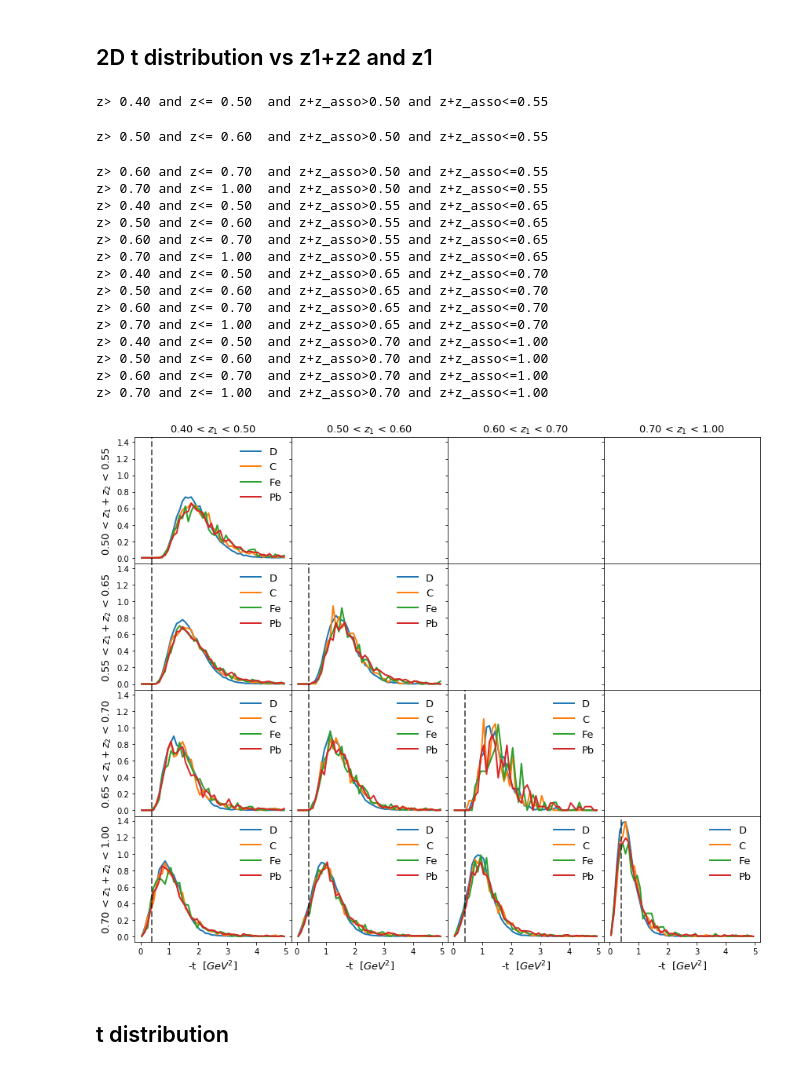
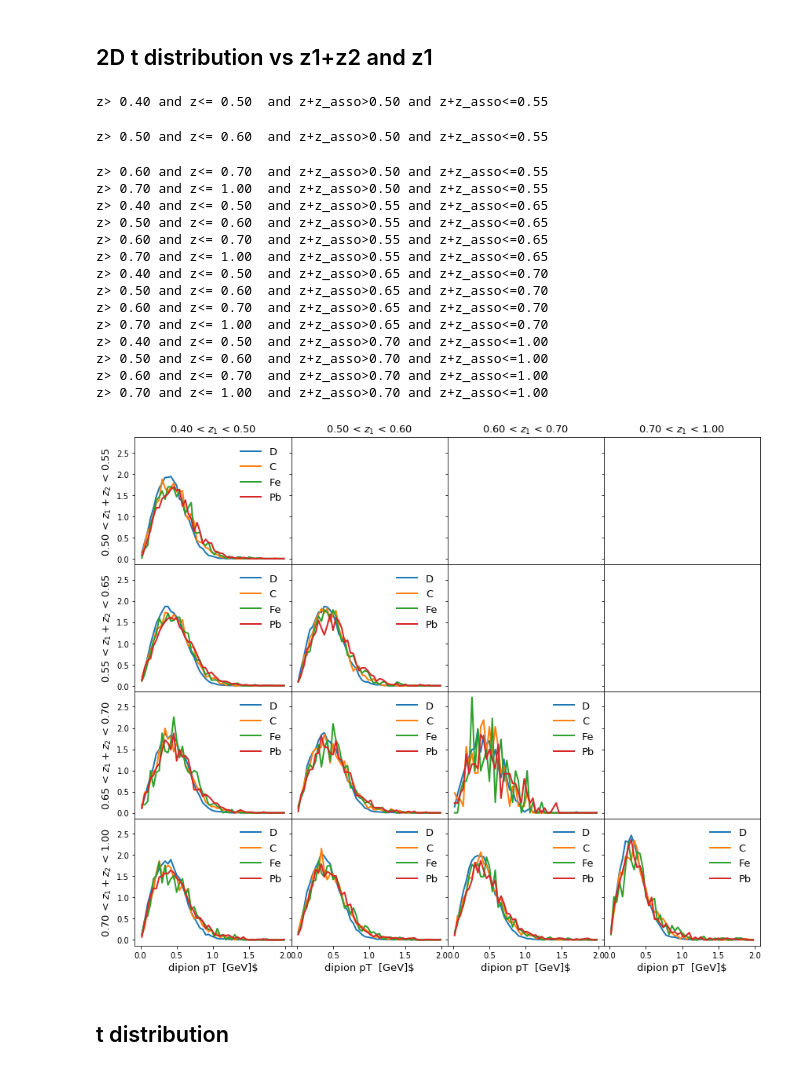
Before and after one commit to miguelignacio/eg2dihadron, a Jupyter notebook: EG2_2picorrelations.ipynb, the cells around one changed output. Drawn from its saved outputs; the diff is of its cells as text; code cells hidden in the pictures.

```diff
--- a/EG2_2picorrelations.ipynb
+++ b/EG2_2picorrelations.ipynb
@@ -128,6 +132,22 @@ def getRatio(df_A,df_D,df_trigger_A,df_trigger_D, query=''):
     error_conditional = np.multiply(ratio_conditional, np.sqrt(np.power(err_A,2.0) + np.power(err_D,2.0)))
 
     return ratio_conditional,error_conditional,x_conditional
+# %%
+def applyCut(inputDataframe, cut, text=None):
+    nbeforecut = inputDataframe.shape[0]
+    cutDataframe = inputDataframe.query(cut)
+    if text:
+        print text, cutDataframe.shape[0], ' (%2.2f '%(100.0*cutDataframe.shape[0]/nbeforecut), '%)'
+    return cutDataframe
+def applyCuts(fullDataframe,name='default',isMC=False):
+    dataframe = fullDataframe
+    print 'Entries before cut ', dataframe.shape[0]
+    dataframe.eval('inelasticity = Nu/5.014', inplace=True)
+    dataframe = applyCut(dataframe, 'Q2>1.0', 'Q2>1.0 :')
+    #dataframe = applyCut(dataframe, 'W>2.0', 'W>2.0 :')
+    dataframe = applyCut(dataframe, 'z>0.4', 'z>0.4 :')
+    dataframe = applyCut(dataframe, 'inelasticity<0.85','inelasticity < 0.85')
+    return dataframe
 # %% [markdown]
 ## Get data from Ntuples to dataframes
 # %%
@@ -158,0 +181,4 @@ df['D_trigger'] = pd.concat([df['D_Pb_trigger'],df['D_Fe_trigger'],df['D_C_trigg
+# %%
+for key in df.keys():
+    print key
+    df[key] = applyCuts(df[key])
@@ -375,15 +495,15 @@ z> 0.50 and z<= 1.00  and z_asso>0.35 and z_asso<=0.50
 # %% [markdown]
 ## vs Xf
 # %%
-fig, axs = plt.subplots(1, 4,sharex=True,sharey=True, figsize=(14,5), gridspec_kw={'wspace':0})
-asso_Edges = [-1.0,-0.5,-0.3,0.0,0.2]
+fig, axs = plt.subplots(1, 5,sharex=True,sharey=True, figsize=(14,5), gridspec_kw={'wspace':0})
+asso_Edges = [-0.5,0.5,1.0,1.5,2.0,2.5]
 #asso_Edges =np.logspace(np.log10(0.05), np.log10(0.5),5)
 
 asso_bins = [(x, y) for (x, y) in zip(asso_Edges[:-1], asso_Edges[1:])]
 
 for j, asso_bin in enumerate(asso_bins):
     query_trigger = 'z> %2.2f and z<= %2.2f '%(0.4,1.0)
-    query_asso = 'xf_asso>%2.2f and xf_asso<=%2.2f'%(asso_bin[0],asso_bin[1])
+    query_asso = 'dy>%2.2f and dy<=%2.2f'%(asso_bin[0],asso_bin[1])
     query_total = query_trigger + ' and '+ query_asso
     print query_total
 
@@ -525,7 +640,7 @@ asso_bins = [(x, y) for (x, y) in zip(asso_Edges[:-1], asso_Edges[1:])]
 
 for j, asso_bin in enumerate(asso_bins):
     query_trigger = 'z> %2.2f and z<= %2.2f '%(0.5,1.0)
-    query_asso = 'xf_asso>%2.2f and xf_asso<=%2.2f'%(asso_bin[0],asso_bin[1])
+    query_asso = 'xf_asso>%2.2f and xf_asso<=%2.2f and z+z_asso<0.7'%(asso_bin[0],asso_bin[1])
     query_total = query_trigger + ' and '+ query_asso
     print query_total
 
@@ -1037,39 +1132,39 @@ for j, asso_bin in enumerate(asso_bins):
         minimum_numberofpairs = np.min([corr_D.numberofpairs,corr_C.numberofpairs, corr_Fe.numberofpairs, corr_Pb.numberofpairs])
 
 
         if( minimum_numberofpairs>20):
-            axs[j,i].plot(corr_D.t_x,corr_D.t,label='D')
-            axs[j,i].plot(corr_C.t_x,corr_C.t,label='C')
-            axs[j,i].plot(corr_Fe.t_x,corr_Fe.t,label='Fe')
-            axs[j,i].plot(corr_Pb.t_x,corr_Pb.t,label='Pb')
+            axs[j,i].plot(corr_D.dipion_pt_x,corr_D.dipion_pt,label='D')
+            axs[j,i].plot(corr_C.dipion_pt_x,corr_C.dipion_pt,label='C')
+            axs[j,i].plot(corr_Fe.dipion_pt_x,corr_Fe.dipion_pt,label='Fe')
+            axs[j,i].plot(corr_Pb.dipion_pt_x,corr_Pb.dipion_pt,label='Pb')
 
 #            axs[j,i].axvline(x=0.4,linestyle='--',color='black',alpha=0.6)
-            axs[3,i].xaxis.set_label_text("-t  $[GeV^{2}]$", fontsize=13)
+            axs[3,i].xaxis.set_label_text("dipion pT  [GeV]$", fontsize=13)
             axs[0,i].set_title('%2.2f < $z_{1}$ < %2.2f'%(trigger_bin[0],trigger_bin[1]), fontsize=13)
             axs[j,i].legend(loc='best',frameon=False)
             axs[j,0].yaxis.set_label_text('%2.2f < $z_{1}+z_{2}$ < %2.2f'%(asso_bin[0],asso_bin[1]), fontsize=13)
 
 
 plt.tight_layout()
 plt.savefig('t_2D_z1z2.png')
 # %% [output]
 z> 0.40 and z<= 0.50  and z+z_asso>0.50 and z+z_asso<=0.55
 z> 0.50 and z<= 0.60  and z+z_asso>0.50 and z+z_asso<=0.55
 z> 0.60 and z<= 0.70  and z+z_asso>0.50 and z+z_asso<=0.55
 z> 0.70 and z<= 1.00  and z+z_asso>0.50 and z+z_asso<=0.55
 z> 0.40 and z<= 0.50  and z+z_asso>0.55 and z+z_asso<=0.65
 z> 0.50 and z<= 0.60  and z+z_asso>0.55 and z+z_asso<=0.65
 z> 0.60 and z<= 0.70  and z+z_asso>0.55 and z+z_asso<=0.65
 z> 0.70 and z<= 1.00  and z+z_asso>0.55 and z+z_asso<=0.65
 z> 0.40 and z<= 0.50  and z+z_asso>0.65 and z+z_asso<=0.70
 z> 0.50 and z<= 0.60  and z+z_asso>0.65 and z+z_asso<=0.70
 z> 0.60 and z<= 0.70  and z+z_asso>0.65 and z+z_asso<=0.70
 z> 0.70 and z<= 1.00  and z+z_asso>0.65 and z+z_asso<=0.70
 z> 0.40 and z<= 0.50  and z+z_asso>0.70 and z+z_asso<=1.00
 z> 0.50 and z<= 0.60  and z+z_asso>0.70 and z+z_asso<=1.00
 z> 0.60 and z<= 0.70  and z+z_asso>0.70 and z+z_asso<=1.00
 z> 0.70 and z<= 1.00  and z+z_asso>0.70 and z+z_asso<=1.00
-[figure, old version]
+[figure, new version]
 # %% [markdown]
 ## t distribution
 # %%
```
Also changed, not shown: parts of 22 cells of this notebook, 2 other files.
